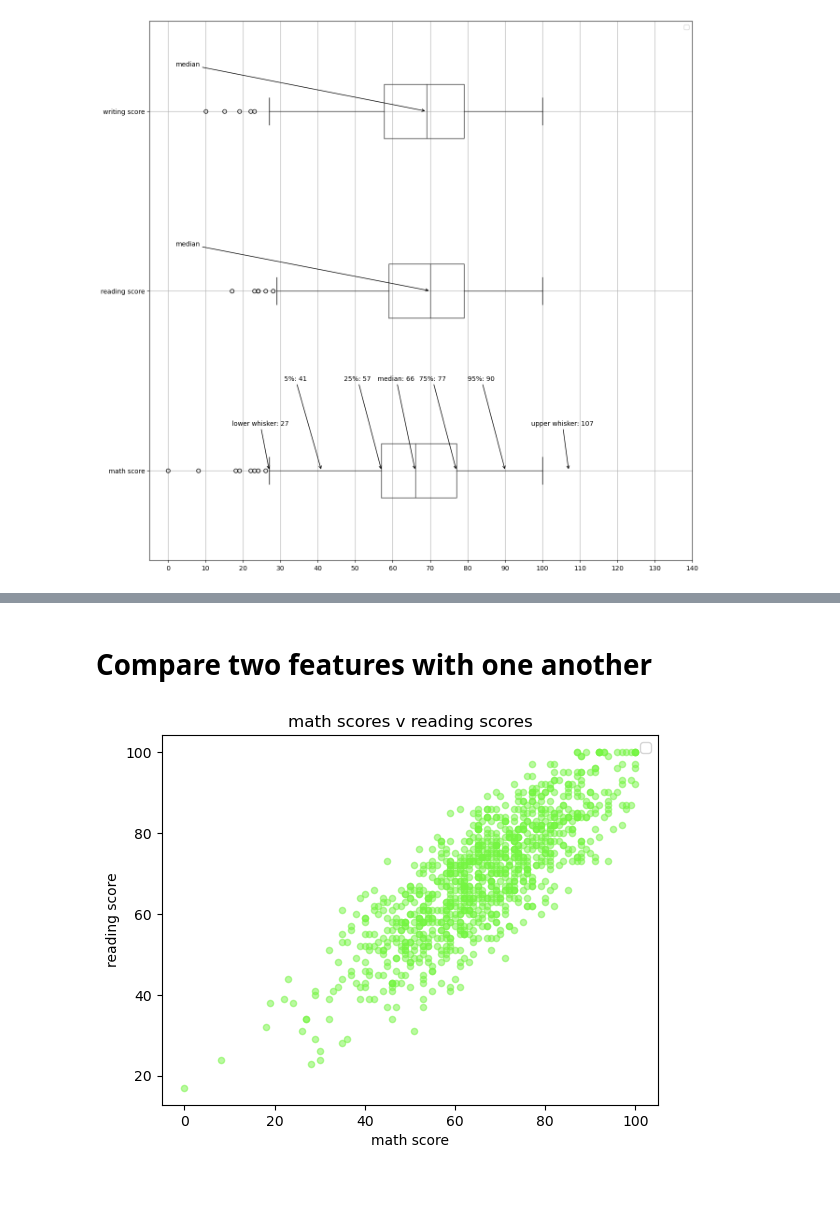
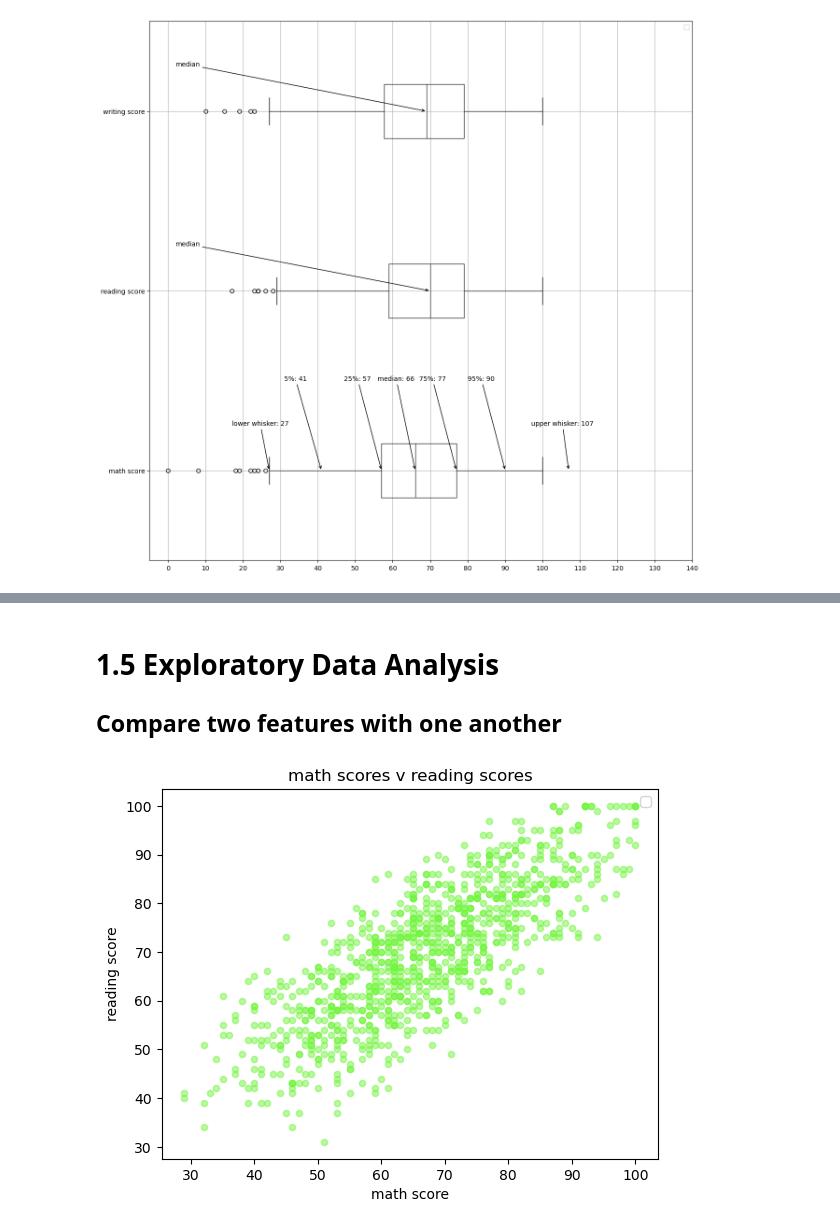
Before and after one commit to 08Aristodemus24/student-performance-eda, a Jupyter notebook: student-perfomance-in-exams-eda.ipynb, the cells around one changed output, grey strips where cells are left out. Saved outputs shown, nothing was run; the diff lists cells and outputs as text; code cells hidden in the pictures; blank space fills up the shorter version.

```diff
--- a/student-perfomance-in-exams-eda.ipynb
+++ b/student-perfomance-in-exams-eda.ipynb
@@ -338,0 +346,5 @@ plt.show()
+# %%
+new_df = df.loc[~((df['math score'] <= lower_bound['math score']) | (df['math score'] >= upper_bound['math score']))].reset_index().drop(columns='index')
+new_df = new_df.loc[~((new_df['reading score'] <= lower_bound['reading score']) | (new_df['reading score'] >= upper_bound['reading score']))].reset_index().drop(columns='index')
+new_df = new_df.loc[~((new_df['writing score'] <= lower_bound['writing score']) | (new_df['writing score'] >= upper_bound['writing score']))].reset_index().drop(columns='index')
+new_df.shape
@@ -339,11 +391,12 @@ plt.show()
 # %% [markdown]
-# Compare two features with one another
+# 1.5 Exploratory Data Analysis
+## Compare two features with one another
 # %%
-ax = df.plot(kind='scatter', x='math score', y='reading score', color='#75f542', alpha=0.5, title='math scores v reading scores')
+ax = new_df.plot(kind='scatter', x='math score', y='reading score', color='#75f542', alpha=0.5, title='math scores v reading scores')
 ax.legend()
 plt.show()
 # %% [output]
-[figure, old version]
+[figure, new version]
 # %%
 # plot 3 variables x, y, z where x, y still remain on their axes, but z
 # represents different colors of different value of the third variable
```
Also changed, not shown: parts of 16 cells of this notebook.
